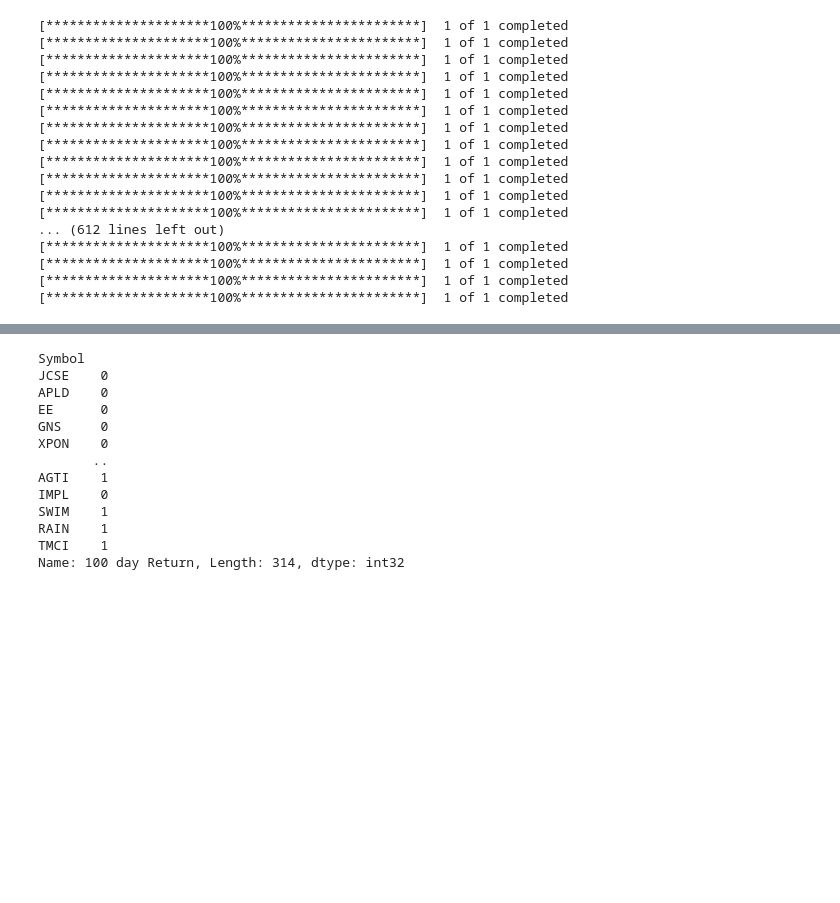
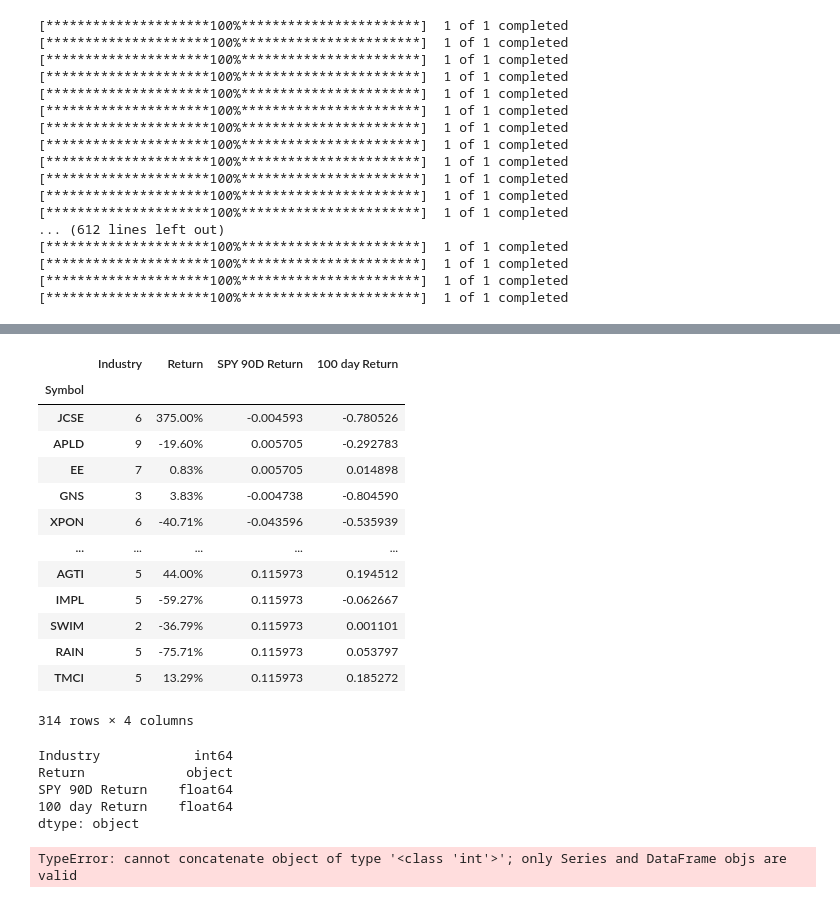
Before and after one commit to StrawhatRA/IPO_Learning, a Jupyter notebook: IPO-1.ipynb, the cells around one changed output, grey strips where cells are left out. Drawn from its saved outputs; the diff is of its cells as text; code cells hidden in the pictures; blank space fills up the shorter version.

```diff
--- a/IPO-1.ipynb
+++ b/IPO-1.ipynb
@@ -110,20 +125,49 @@ display(filter_ipo)
+# %%
+#Encoding "Industry" Column
+le = LabelEncoder()
+le.fit(filter_ipo_1["Industry"])
+filter_ipo_1["Industry"] = le.transform(filter_ipo_1["Industry"])
+display(filter_ipo_1)
+# %% [output]
+|  | Industry | Return | SPY 90D Return | 100 day Return |
+| Symbol |  |  |  |  |
+| JCSE | 6 | 375.00% | -0.004593 | -0.780526 |
+| APLD | 9 | -19.60% | 0.005705 | -0.292783 |
+| EE | 7 | 0.83% | 0.005705 | 0.014898 |
+| GNS | 3 | 3.83% | -0.004738 | -0.804590 |
+| XPON | 6 | -40.71% | -0.043596 | -0.535939 |
+| ... | ... | ... | ... | ... |
+| AGTI | 5 | 44.00% | 0.115973 | 0.194512 |
+| IMPL | 5 | -59.27% | 0.115973 | -0.062667 |
+| SWIM | 2 | -36.79% | 0.115973 | 0.001101 |
+| RAIN | 5 | -75.71% | 0.115973 | 0.053797 |
+| TMCI | 5 | 13.29% | 0.115973 | 0.185272 |
+314 rows × 4 columns
+# %%
+filter_ipo_1.dtypes
+# %% [output]
+Industry            int64
+Return             object
+SPY 90D Return    float64
+100 day Return    float64
+dtype: object
 # %%
+
 #for ticker in filter_ipo.index:
-#    filter_ipo.loc[ticker,'Offer Date'] = filter_ipo.loc[ticker,'Offer Date'].isocalendar()[1]
+#filter_ipo.loc[ticker,'Offer Date'] = filter_ipo.loc[ticker,'Offer Date'].isocalendar()[1]
 
 #filter_ipo['100 day Return'].clip(min=0)
 #filter_ipo['100 day Return']<0 = 0
+
+# Create binary encoded column for whether or not stock saw positive gains after 100 days
+returns_neg = []
+for pct in filter_ipo_1['100 day Return']:
+    if pct >= 0:
+        filter_ipo_1.append(1)
+    else:
+        filter_ipo_1.append(0)
+
+filter_ipo_1['100 Day P/N'] = (filter_ipo_1['100 day Return'] > 0).astype(int)
+filter_ipo_1.head()
 # %% [output]
-Symbol
-JCSE    0
-APLD    0
-EE      0
-GNS     0
-XPON    0
-       ..
-AGTI    1
-IMPL    0
-SWIM    1
-RAIN    1
-TMCI    1
-Name: 100 day Return, Length: 314, dtype: int32
+TypeError: cannot concatenate object of type '<class 'int'>'; only Series and DataFrame objs are valid
```
Also changed, not shown: parts of 9 cells of this notebook.
